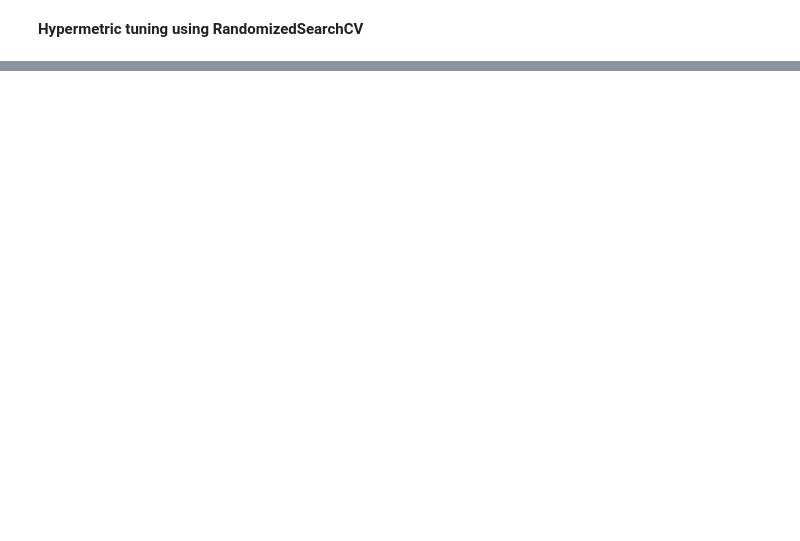
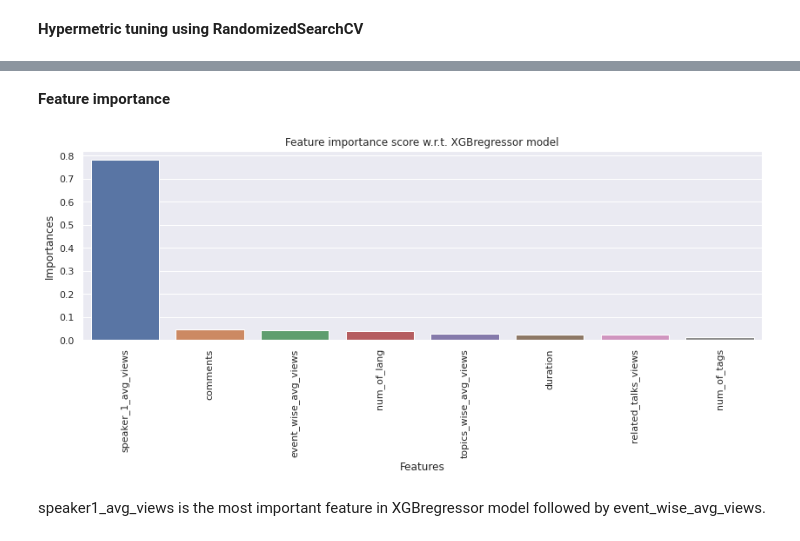
Before and after one commit to adilimam12/Regression-capstone-project2, a Jupyter notebook: TED_Talk_Views_Prediction2_.ipynb, the cells around one changed output, grey strips where cells are left out. Cells and saved outputs as stored; diff of their text form; code cells hidden in the pictures; blank space fills up the shorter version.

```diff
--- a/TED_Talk_Views_Prediction2_.ipynb
+++ b/TED_Talk_Views_Prediction2_.ipynb
@@ -1354,0 +1397,7 @@ Target std: 1102595.71
+# %%
+# Create an instance of the random forest regressor
+rf_model = RandomForestRegressor(criterion='mae')
+
+#RandomSearch
+rf_random = RandomizedSearchCV(rf_model,param_dict,verbose=0,cv=5)
+rf_random.fit(X_train,y_train)
@@ -1354,0 +1485,14 @@ Target std: 1102595.71
+# %%
+# Number of trees
+n_estimators = [50,80,100]
+# Maximum depth of trees
+max_depth = [4,6,8]
+# Minimum number of samples required to split a node
+min_samples_split = [50,100,150]
+# Minimum number of samples required at each leaf node
+min_samples_leaf = [40,50]
+# HYperparameter Dict
+param_dict = {'n_estimators' : n_estimators,
+              'max_depth' : max_depth,
+              'min_samples_split' : min_samples_split,
+              'min_samples_leaf' : min_samples_leaf}
@@ -1354,0 +1501,7 @@ Target std: 1102595.71
+# %%
+from xgboost import XGBRegressor
+# Create an instance of the XGBoost
+xgb_model = XGBRegressor(learning_rate=0.1)
+#RandomSearch
+xgb_random = RandomizedSearchCV(xgb_model,param_dict,verbose=2,cv=5)
+xgb_random.fit(X_train,y_train)
@@ -1354,0 +1532,4 @@ Target std: 1102595.71
+# %%
+#finding xgb_optimal_model
+xgb_optimal_model = xgb_random.best_estimator_
+xgb_optimal_model
@@ -1354,0 +1586,16 @@ Target std: 1102595.71
+# %% [markdown]
+**Feature importance**
+# %%
+importances = pd.DataFrame({'Features': X.columns,
+                                'Importances': xgb_optimal_model.feature_importances_})
+
+importances.sort_values(by=['Importances'], axis='index', ascending=False, inplace=True)
+fig = plt.figure(figsize=(14, 4))
+sns.barplot(x='Features', y='Importances', data=importances)
+plt.xticks(rotation='vertical')
+plt.title('Feature importance score w.r.t. XGBregressor model')
+plt.show()
+# %% [output]
+[figure, added]
+# %% [markdown]
+speaker1_avg_views is the most important feature in XGBregressor model followed by event_wise_avg_views.
```
Also changed, not shown: parts of 33 cells of this notebook.
